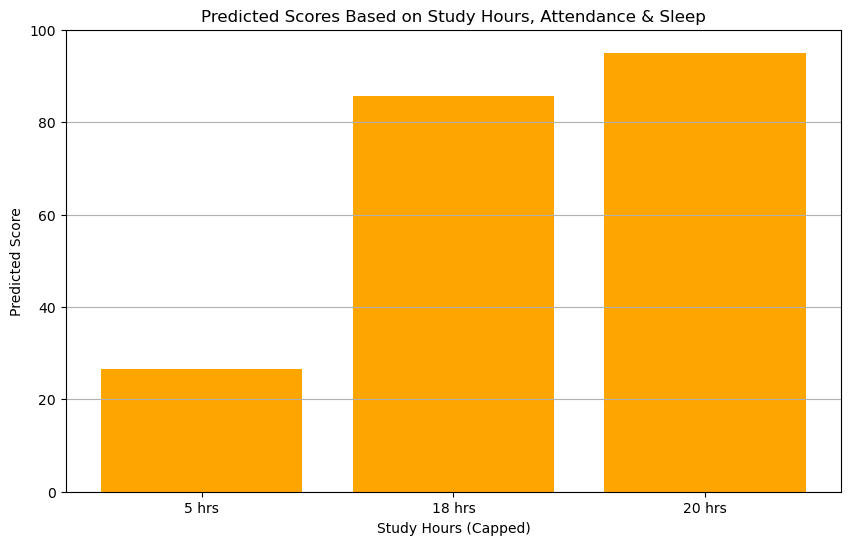
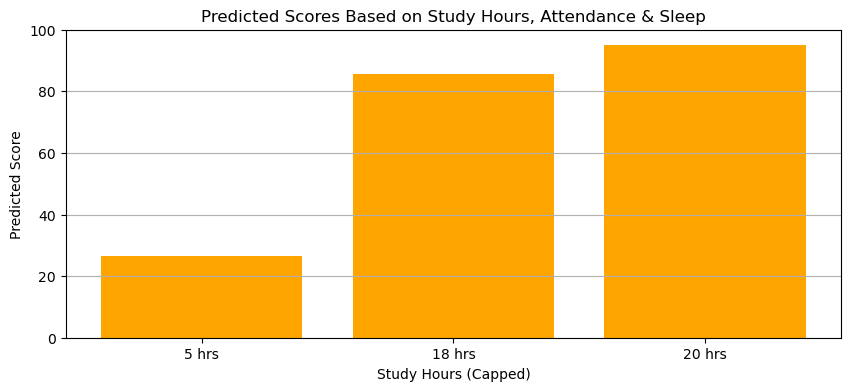
Code edit (unified diff) that turned the first committed figure into the second:
--- before
+++ after
@@ -1,4 +1,4 @@
 # Visualization
-plt.figure(figsize=(10, 6))
+plt.figure(figsize=(10, 4))
 plt.bar(range(len(INPUT)), predicted_scores, color='orange', tick_label=[f"{int(h)} hrs" for h in capped_hours])
 plt.xlabel("Study Hours (Capped)")

Commit: new project added